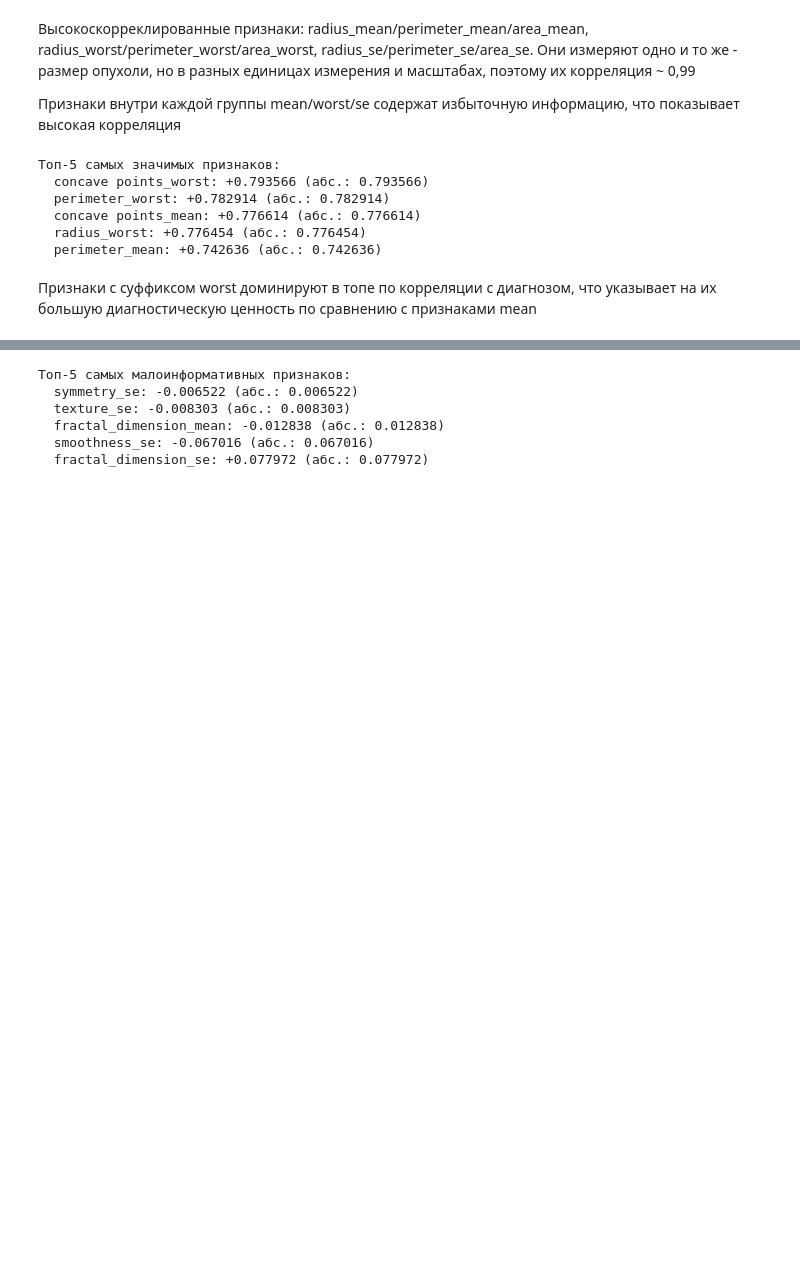
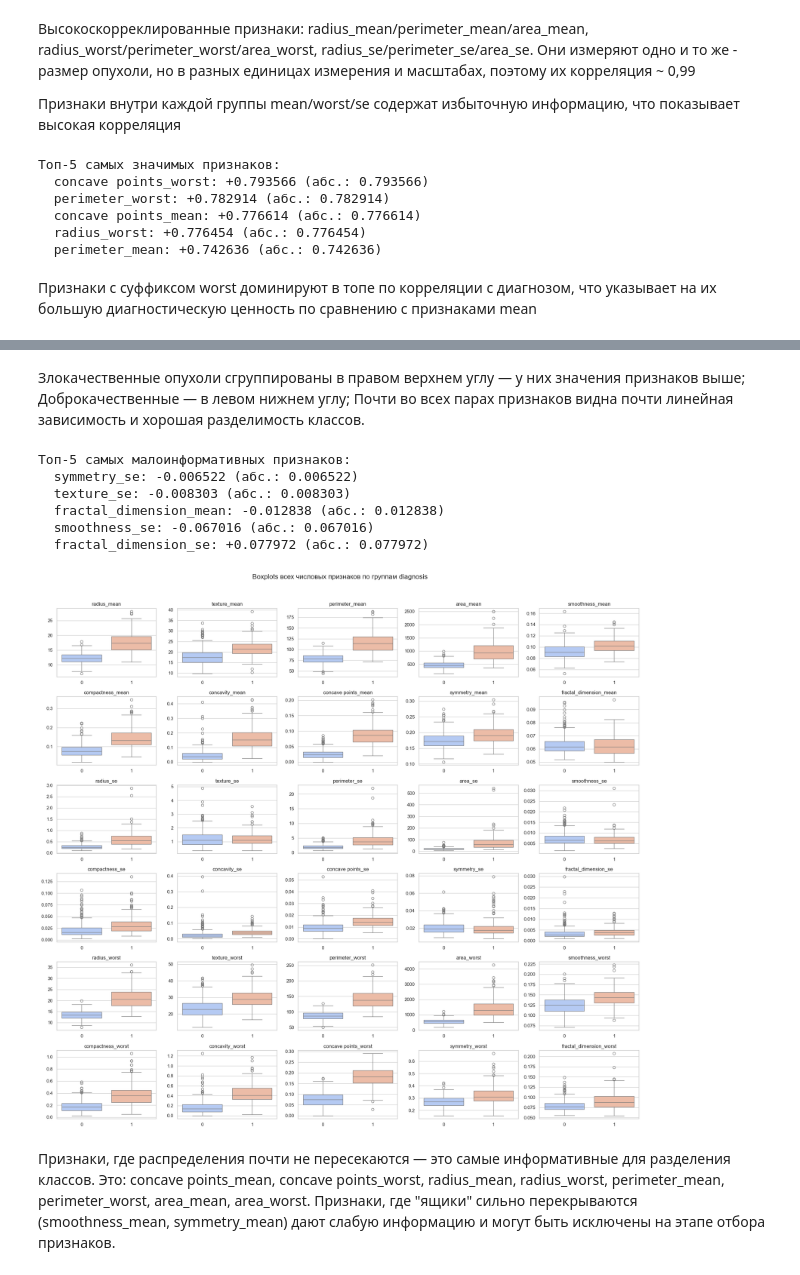
Before and after one commit to yulllss/ML-Basic, a Jupyter notebook: homework_09/homework_09.ipynb, the cells around one changed output, grey strips where cells are left out. Cells and saved outputs as stored; diff of their text form; code cells hidden in the pictures; blank space fills up the shorter version.

```diff
--- a/homework_09/homework_09.ipynb
+++ b/homework_09/homework_09.ipynb
@@ -280,3 +320,7 @@ for feature in sorted_corr.index:
+# %% [markdown]
+Злокачественные опухоли сгруппированы в правом верхнем углу — у них значения признаков выше;
+Доброкачественные — в левом нижнем углу;
+Почти во всех парах признаков видна почти линейная зависимость и хорошая разделимость классов.
 # %%
 corr_series = data.corr()['diagnosis'].drop('diagnosis')
 sorted_corr = corr_series.iloc[corr_series.abs().argsort()].head(5)
@@ -291,3 +335,32 @@ for feature, actual_corr in sorted_corr.items():
   fractal_dimension_mean: -0.012838 (абс.: 0.012838)
   smoothness_se: -0.067016 (абс.: 0.067016)
   fractal_dimension_se: +0.077972 (абс.: 0.077972)
+# %%
+numeric_features = data.columns.drop('diagnosis')
+
+n_cols = 5
+n_rows = int(np.ceil(len(numeric_features) / n_cols))
+
+plt.figure(figsize=(n_cols * 4, n_rows * 3))
+
+for i, feature in enumerate(numeric_features, 1):
+    plt.subplot(n_rows, n_cols, i)
+    sns.boxplot(data=data, x='diagnosis', y=feature, hue='diagnosis',
+                palette='coolwarm', legend=False)
+    plt.title(feature)
+    plt.xlabel('')
+    plt.ylabel('')
+
+plt.suptitle('Boxplots всех числовых признаков по группам diagnosis', fontsize=16, y=1.02)
+plt.tight_layout()
+plt.show()
+# %% [output]
+[figure, added]
+# %% [markdown]
+Признаки, где распределения почти не пересекаются — это самые информативные для разделения классов.
+Это:
+concave points_mean, concave points_worst,
+radius_mean, radius_worst,
+perimeter_mean, perimeter_worst,
+area_mean, area_worst.
+Признаки, где "ящики" сильно перекрываются (smoothness_mean, symmetry_mean) дают слабую информацию и могут быть исключены на этапе отбора признаков.
```
Also changed, not shown: parts of 3 cells of this notebook.
